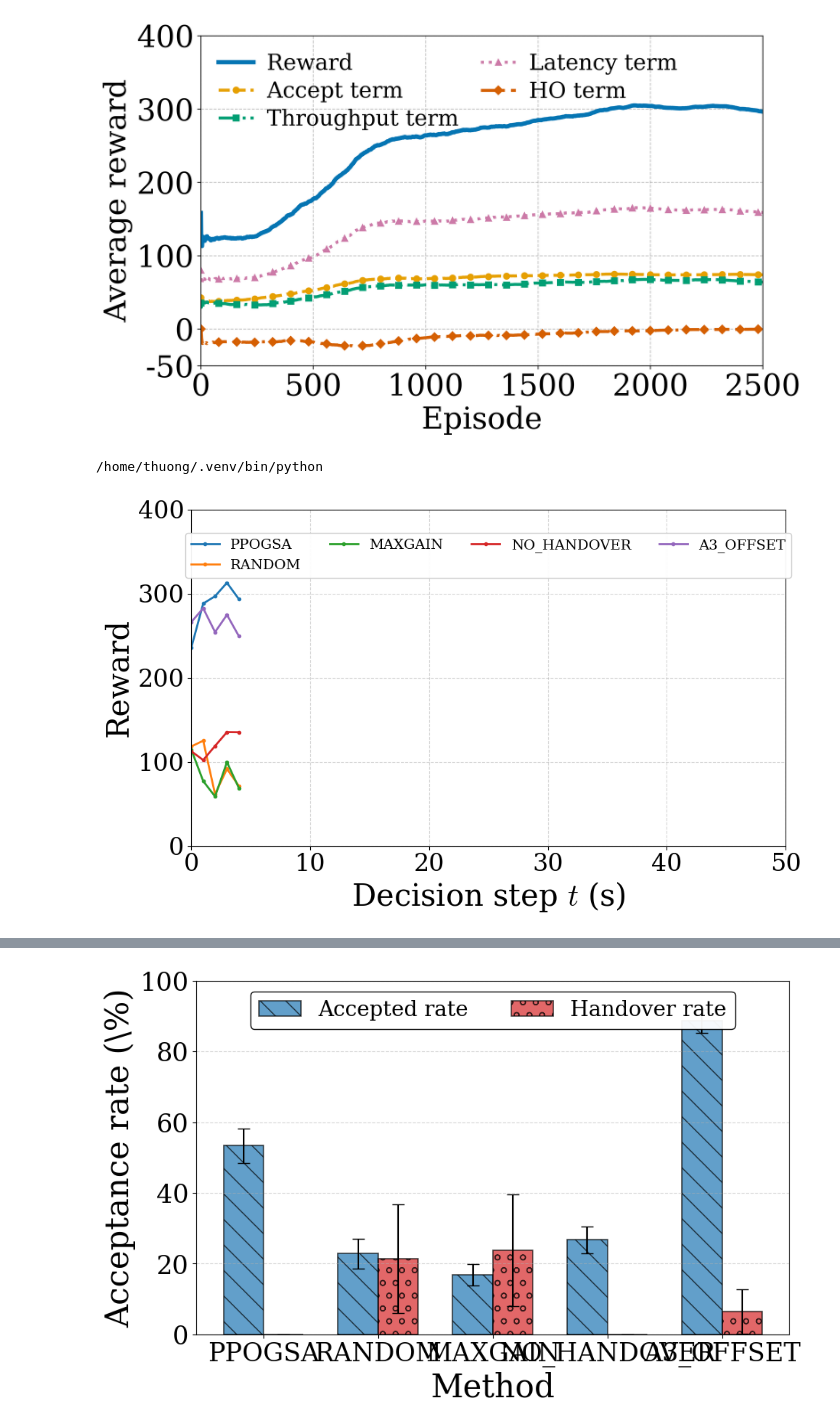
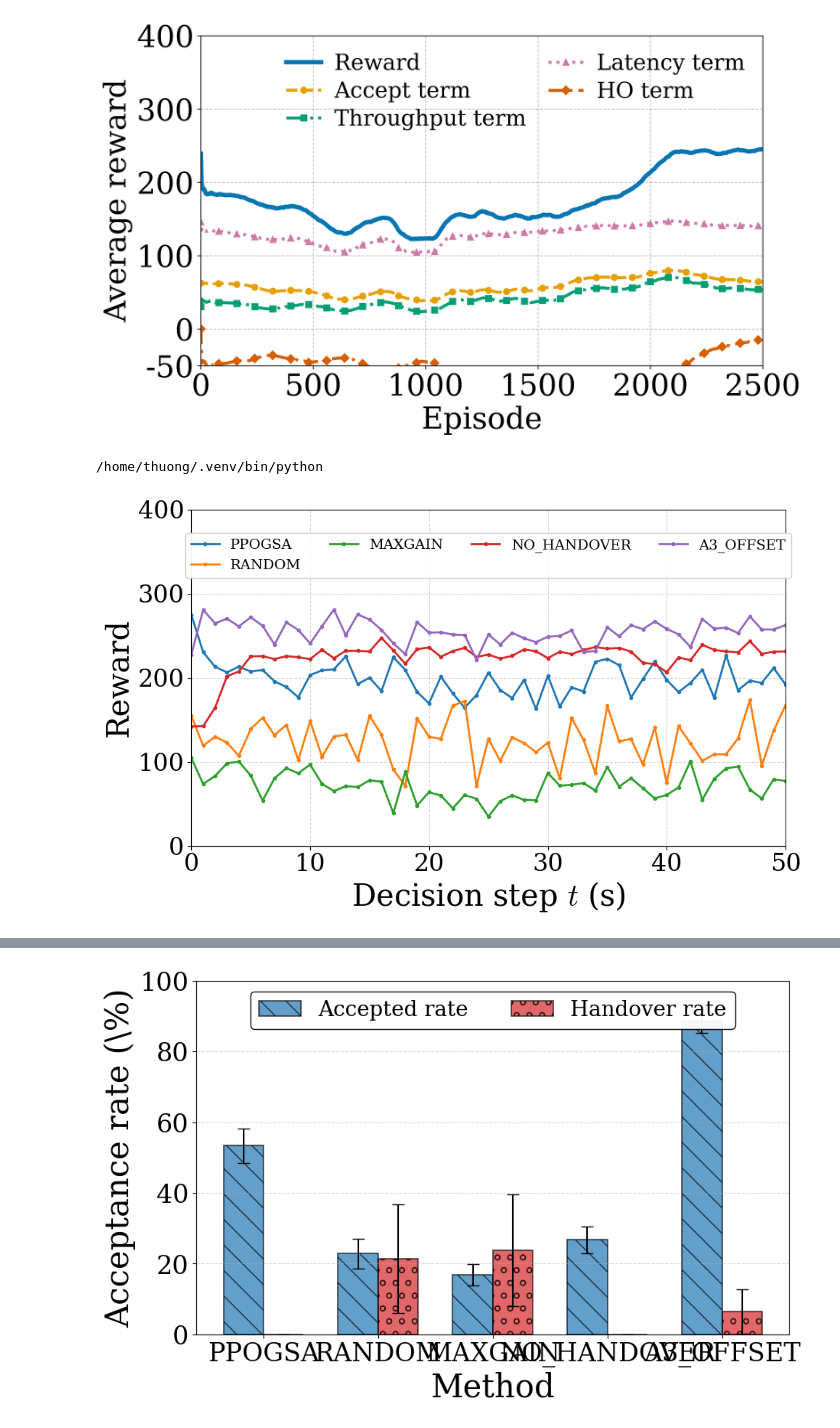
Before and after one commit to eouinht/HO_DATN, a Jupyter notebook: PPO_GSA_HO/plot.ipynb, the cells around one changed output, grey strips where cells are left out. Saved outputs shown, nothing was run; the diff lists cells and outputs as text; code cells hidden in the pictures.

```diff
--- a/PPO_GSA_HO/plot.ipynb
+++ b/PPO_GSA_HO/plot.ipynb
@@ -102,35 +102,35 @@ def plot_convergence(results_dir):
     ax.set_ylabel("Average reward", fontsize=30)
     ax.set_xlim([0, 2500])
     ax.set_ylim([-50, 400])
 
     # ép tick
     ax.set_yticks([-50, 0, 100, 200, 300, 400])
 
     ax.grid(which='major', color='gray', linestyle='--', alpha=0.5, zorder=0)
     ax.grid(which='minor', visible=True)
 
     ax.legend(
         loc="best",
         framealpha=0,
         fontsize=22,
         handlelength=1.6,
         handletextpad=0.6,
         labelspacing=0.3,
         borderpad=0.3,
         ncol=2,
         columnspacing=1.0
     )
 
     plt.tight_layout()
     _save(fig, results_dir, "convergence")
     plt.show()
 
 
 
-results_dir = "./results/run_PPOGSA_50UE/"
+results_dir = "./results/run_PPOGSA_50UE_20260607_221140"
 plot_convergence(results_dir)
 # %% [output]
-[figure, old version]
+[figure, new version]
 # %%
 import sys
 print(sys.executable)
@@ -184,7 +184,7 @@ enable_latex_font()
 # =========================
 # PATH
 # =========================
-root = Path("./results_evaluation/run_20260607_153753")
+root = Path("./results_evaluation/run_20260607_214211")
 out_dir = root / "figures"
 
 methods = ["PPOGSA", "RANDOM", "MAXGAIN", "NO_HANDOVER", "A3_OFFSET"]
@@ -252,7 +252,7 @@ _save(fig, out_dir, "reward_comparison")
 plt.show()
 plt.close(fig)
 # %% [output]
-[figure, old version]
+[figure, new version]
 # %%
 import numpy as np
 import matplotlib.pyplot as plt
```
Also changed, not shown: parts of 2 cells of this notebook, 11 other files.
